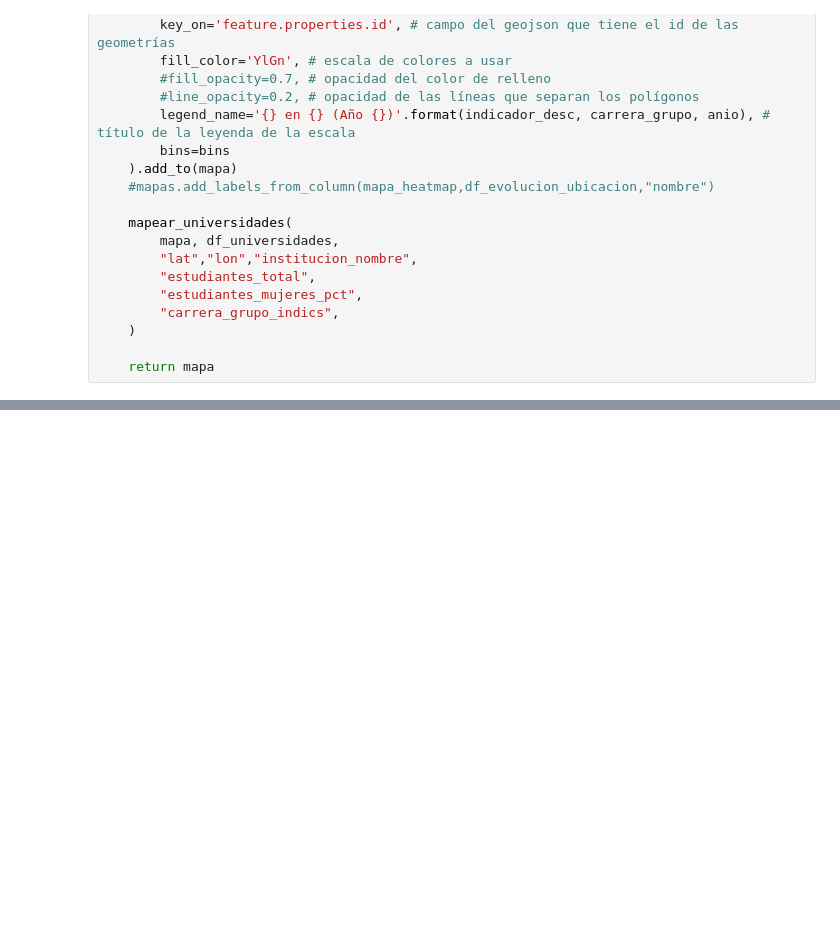
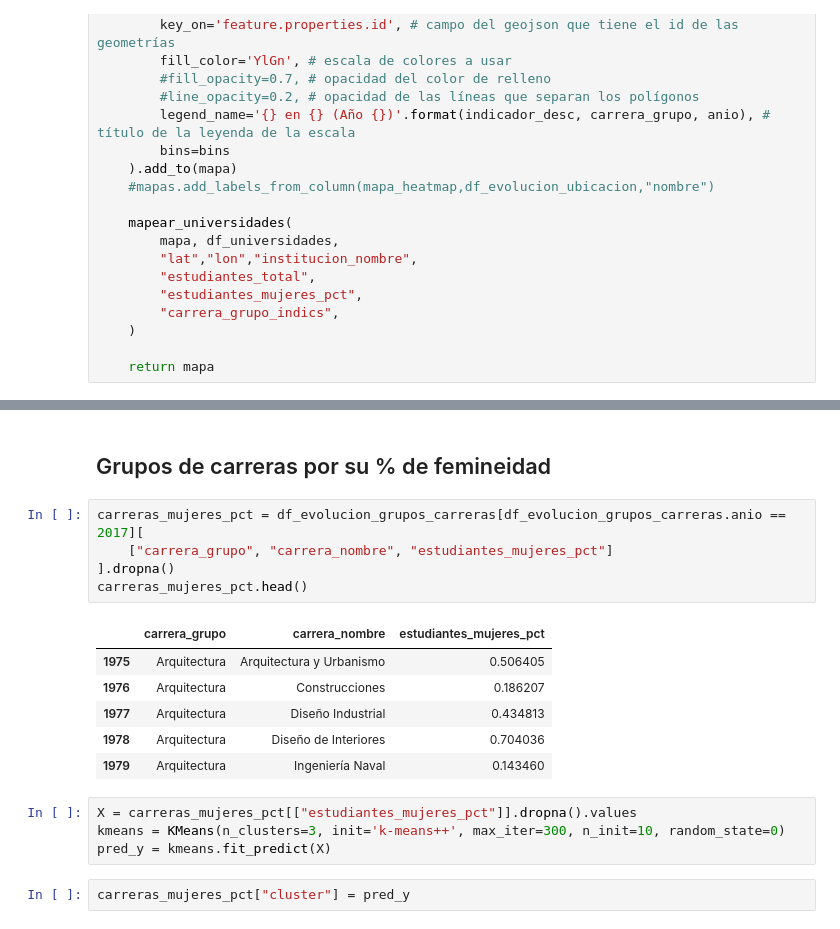
Before and after one commit to chicasentec/viz-carreras-nexjournal, a Jupyter notebook: visualizaciones-next-journal.ipynb, the cells around one changed output, grey strips where cells are left out. Saved outputs shown, nothing was run; the diff lists cells and outputs as text; blank space fills up the shorter version.

```diff
--- a/visualizaciones-next-journal.ipynb
+++ b/visualizaciones-next-journal.ipynb
@@ -314,0 +347,20 @@ generate_heat_marker_map(2016, 'Tecnologia', 'estudiantes_mujeres_pct')
+# %% [markdown]
+## Grupos de carreras por su % de femineidad
+# %%
+carreras_mujeres_pct = df_evolucion_grupos_carreras[df_evolucion_grupos_carreras.anio == 2017][
+    ["carrera_grupo", "carrera_nombre", "estudiantes_mujeres_pct"]
+].dropna()
+carreras_mujeres_pct.head()
+# %% [output]
+|  | carrera_grupo | carrera_nombre | estudiantes_mujeres_pct |
+| 1975 | Arquitectura | Arquitectura y Urbanismo | 0.506405 |
+| 1976 | Arquitectura | Construcciones | 0.186207 |
+| 1977 | Arquitectura | Diseño Industrial | 0.434813 |
+| 1978 | Arquitectura | Diseño de Interiores | 0.704036 |
+| 1979 | Arquitectura | Ingeniería Naval | 0.143460 |
+# %%
+X = carreras_mujeres_pct[["estudiantes_mujeres_pct"]].dropna().values
+kmeans = KMeans(n_clusters=3, init='k-means++', max_iter=300, n_init=10, random_state=0)
+pred_y = kmeans.fit_predict(X)
+# %%
+carreras_mujeres_pct["cluster"] = pred_y
```
Also changed, not shown: parts of 6 cells of this notebook, 2 other files.
